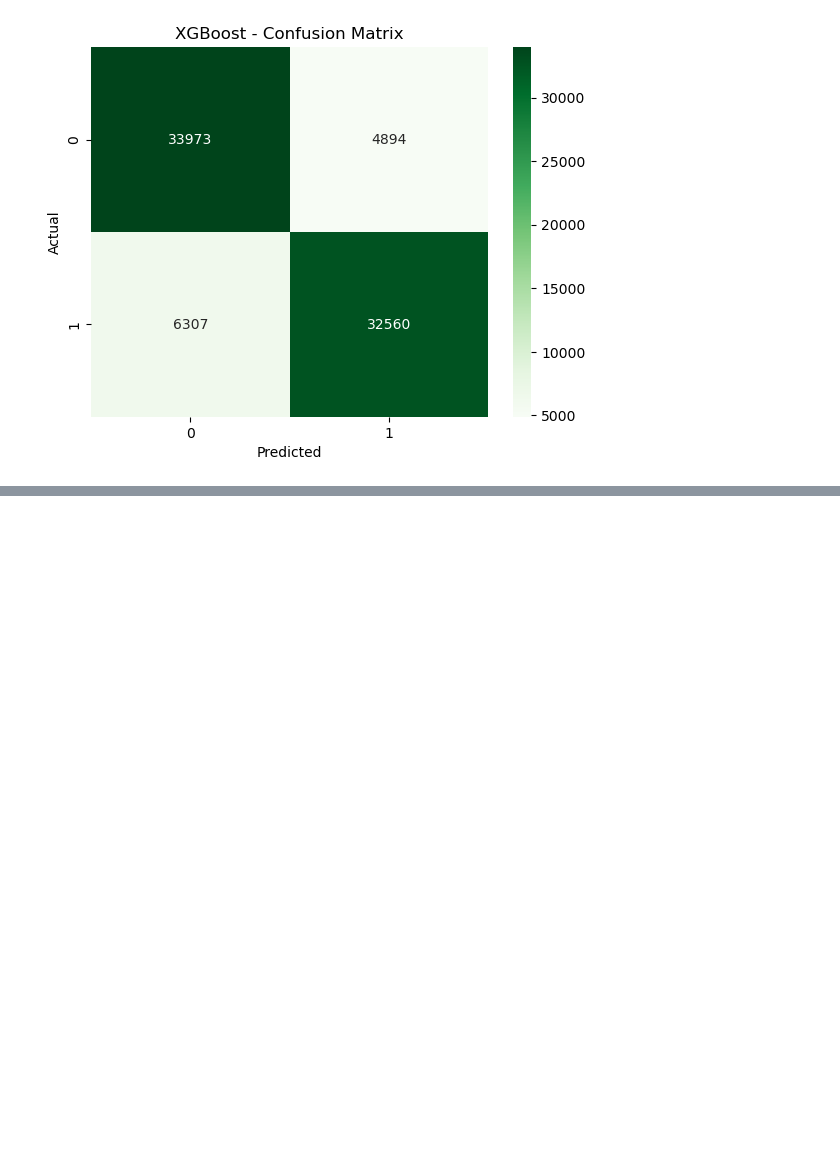
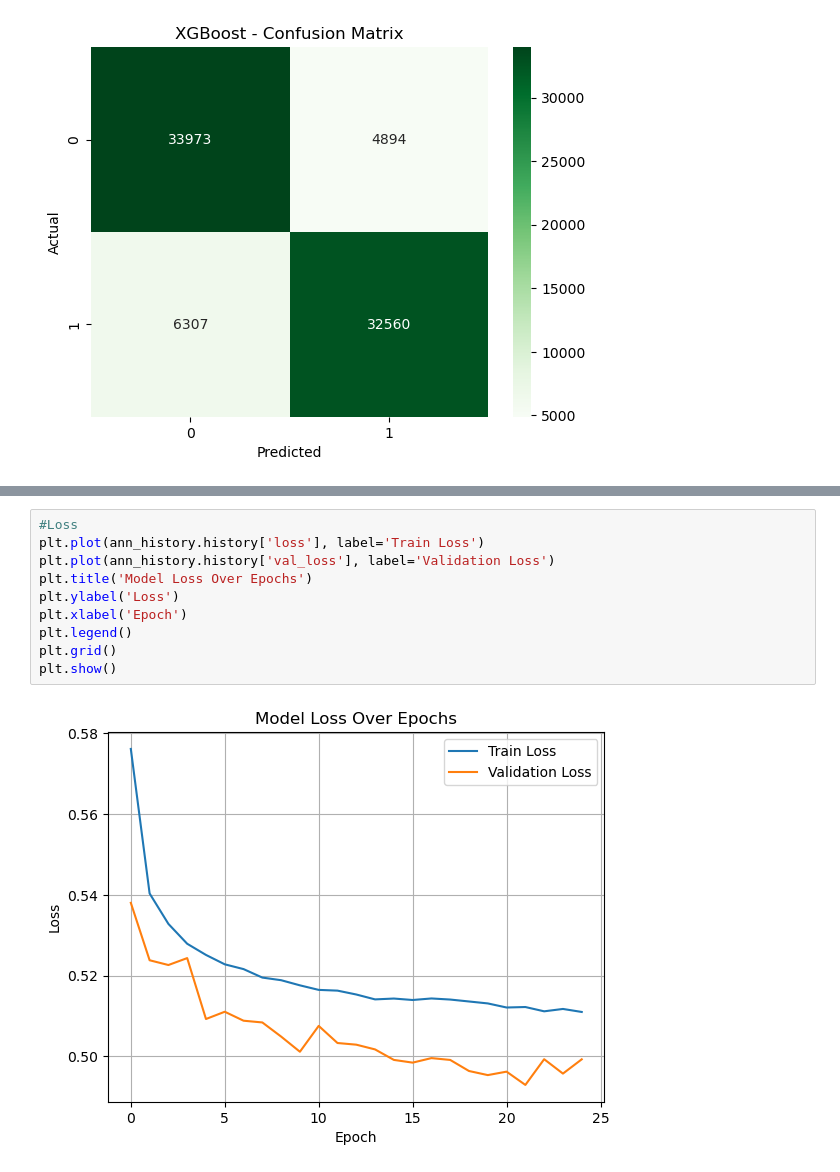
Before and after one commit to najmul19/diabetics_classification_from_daily_activities, a Jupyter notebook: diabatics/diabetics_classification_from_daily_activities.ipynb, the cells around one changed output, grey strips where cells are left out. Cells and saved outputs as stored; diff of their text form; blank space fills up the shorter version.

```diff
--- a/diabatics/diabetics_classification_from_daily_activities.ipynb
+++ b/diabatics/diabetics_classification_from_daily_activities.ipynb
@@ -814,0 +887,12 @@ plt.show()
+# %%
+#Loss
+plt.plot(ann_history.history['loss'], label='Train Loss')
+plt.plot(ann_history.history['val_loss'], label='Validation Loss')
+plt.title('Model Loss Over Epochs')
+plt.ylabel('Loss')
+plt.xlabel('Epoch')
+plt.legend()
+plt.grid()
+plt.show()
+# %% [output]
+[figure, added]
```
Also changed, not shown: parts of 13 cells of this notebook.
